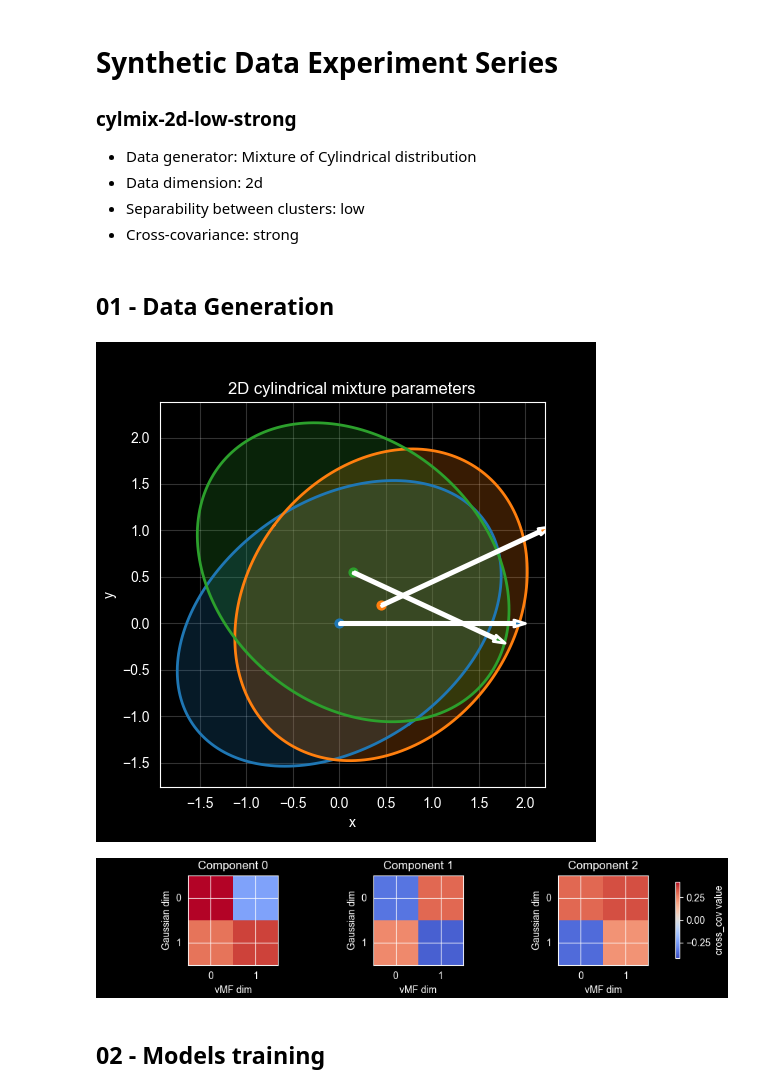
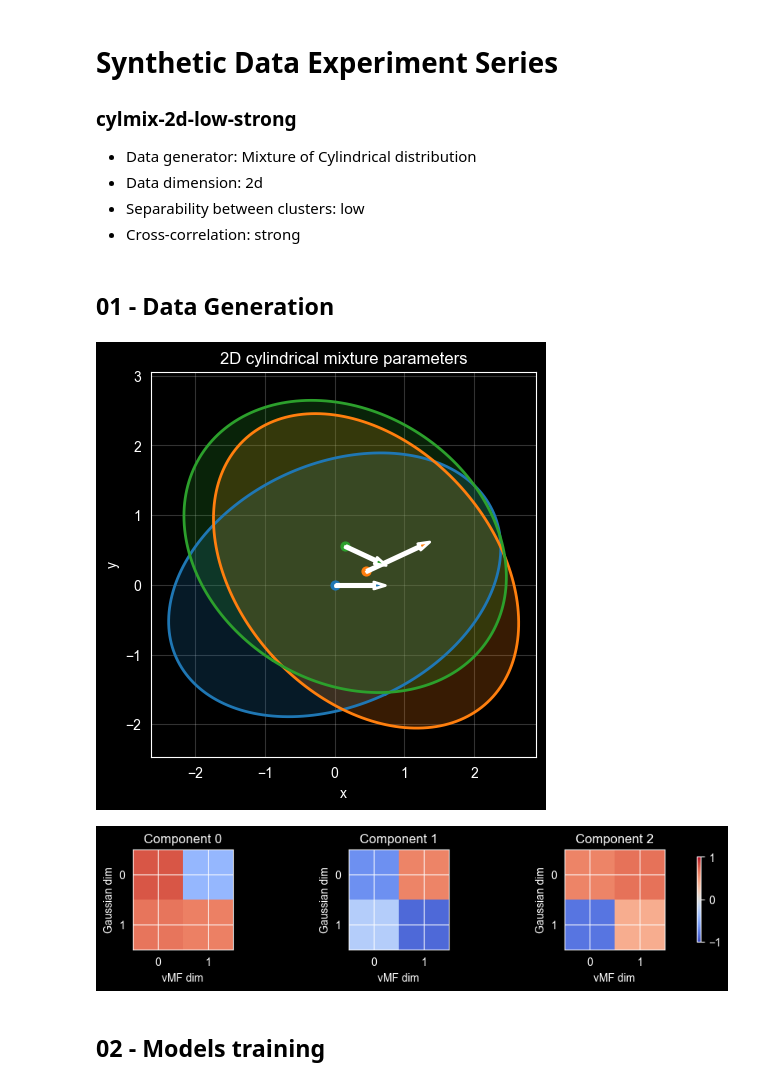
Before and after one commit to Joaquin-Garay/cylindrical-data-lvm, a Jupyter notebook: experiment/synthetic_data/cylmix-2d-low-strong.ipynb, the cells around one changed output. Cells and saved outputs as stored; diff of their text form; code cells hidden in the pictures.

```diff
--- a/experiment/synthetic_data/cylmix-2d-low-strong.ipynb
+++ b/experiment/synthetic_data/cylmix-2d-low-strong.ipynb
@@ -4,7 +4,7 @@
 - Data generator: Mixture of Cylindrical distribution
 - Data dimension: 2d
 - Separability between clusters: low
-- Cross-covariance: strong
+- Cross-correlation: strong
 # %% [markdown]
 ## 01 - Data Generation
 # %%
@@ -30,10 +30,10 @@ cyl_components = [
     clvm.Cylindrical(
         D_GAUSS, D_VMF,
         mu_gauss=np.array([0.00, 0.00]),
-        cross_cov=np.array([[ 0.42, -0.24],
-                            [ 0.28,  0.36]]),
-        cond_cov=np.array([[1.35, 0.40],
-                           [0.40, 1.05]]),
+        cross_corr=np.array([[ 0.781418827912, -0.446525044521],
+                             [ 0.659806266860,  0.612091243371]]),
+        unconditional_gauss_cov=np.array([[2.520, 0.556],
+                                          [0.556, 1.590]]),
         mu_vmf=mod.unit([np.cos(angles[0]), np.sin(angles[0])]),
         kappa=5.0,
     ),
@@ -41,21 +41,21 @@ cyl_components = [
     clvm.Cylindrical(
         D_GAUSS, D_VMF,
         mu_gauss=np.array([0.45, 0.20]),
-        cross_cov=np.array([[-0.34,  0.30],
-                            [ 0.24, -0.38]]),
-        cond_cov=np.array([[1.10, 0.25],
-                           [0.25, 1.25]]),
+        cross_corr=np.array([[-0.674854069828,  0.595459473379],
+                             [-0.266577716918, -0.859614053423]]),
+        unconditional_gauss_cov=np.array([[ 2.128, -0.728],
+                                          [-0.728,  2.260]]),
         mu_vmf=mod.unit([np.cos(angles[1]), np.sin(angles[1])]),
-        kappa=5.0,
+        kappa=7.0,
     ),
 
     clvm.Cylindrical(
         D_GAUSS, D_VMF,
         mu_gauss=np.array([0.15, 0.55]),
-        cross_cov=np.array([[ 0.30,  0.34],
-                            [-0.36,  0.22]]),
-        cond_cov=np.array([[ 1.25, -0.30],
-                           [-0.30,  1.15]]),
+        cross_corr=np.array([[ 0.595459473378,  0.674854069829],
+                             [-0.810288165695,  0.391705359338]]),
+        unconditional_gauss_cov=np.array([[ 2.3752, -0.4494],
+                                          [-0.4494,  1.9510]]),
         mu_vmf=mod.unit([np.cos(angles[2]), np.sin(angles[2])]),
         kappa=4.5,
     ),
@@ -87,13 +87,13 @@ x_noisy_vmf = noise_v + x_vmf
 x_noisy_vmf = mod.unit(x_noisy_vmf)
 x_noisy = np.concatenate((x_noisy_gauss, x_noisy_vmf), axis=1)
 # %%
-fig, ax = mod.plot_cylindrical_components_2d(generator, arrow_scale=2.0)
+fig, ax = mod.plot_cylindrical_components_2d(generator, arrow_scale=1.0)
 # %% [output]
-[figure, old version]
+[figure, new version]
 # %%
-mod.plot_cross_cov_matrices(generator.components, cmap="coolwarm")
+mod.plot_cross_corr_matrices(generator.components, cmap="coolwarm")
 # %% [output]
-[figure, old version]
+[figure, new version]
 # %% [markdown]
 ## 02 - Models training
 # %%
```
Also changed, not shown: parts of 26 cells of this notebook.
